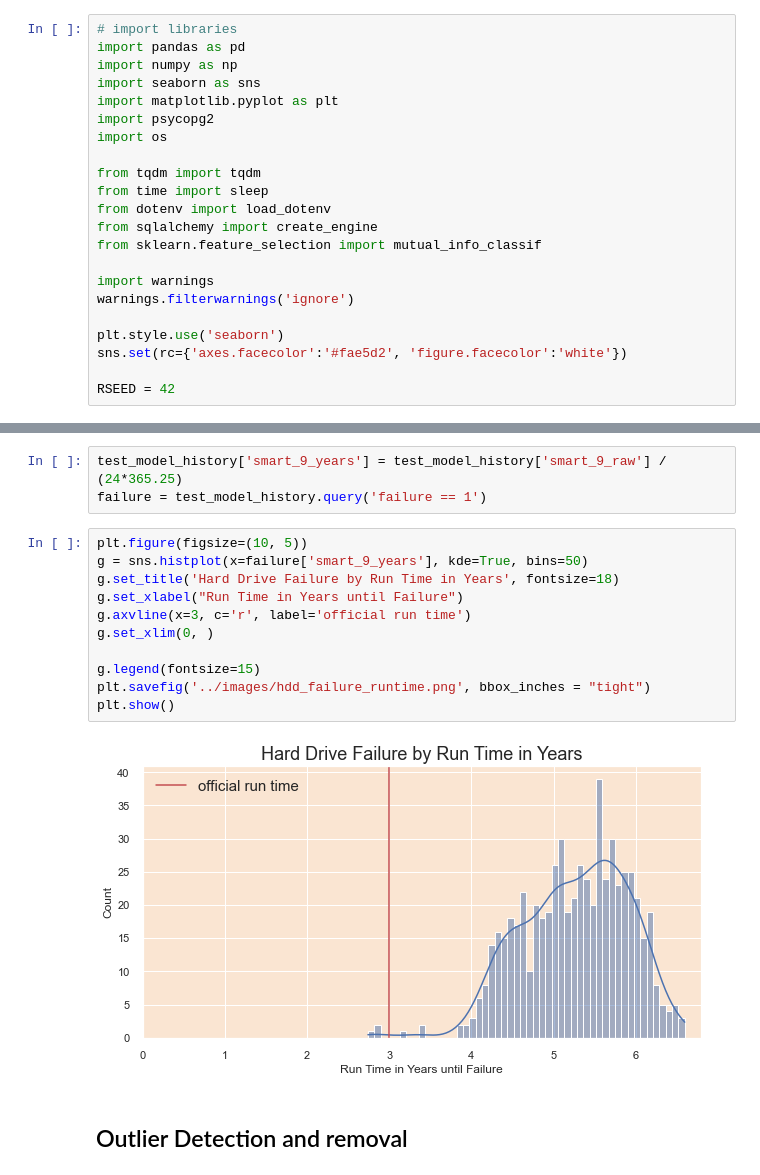
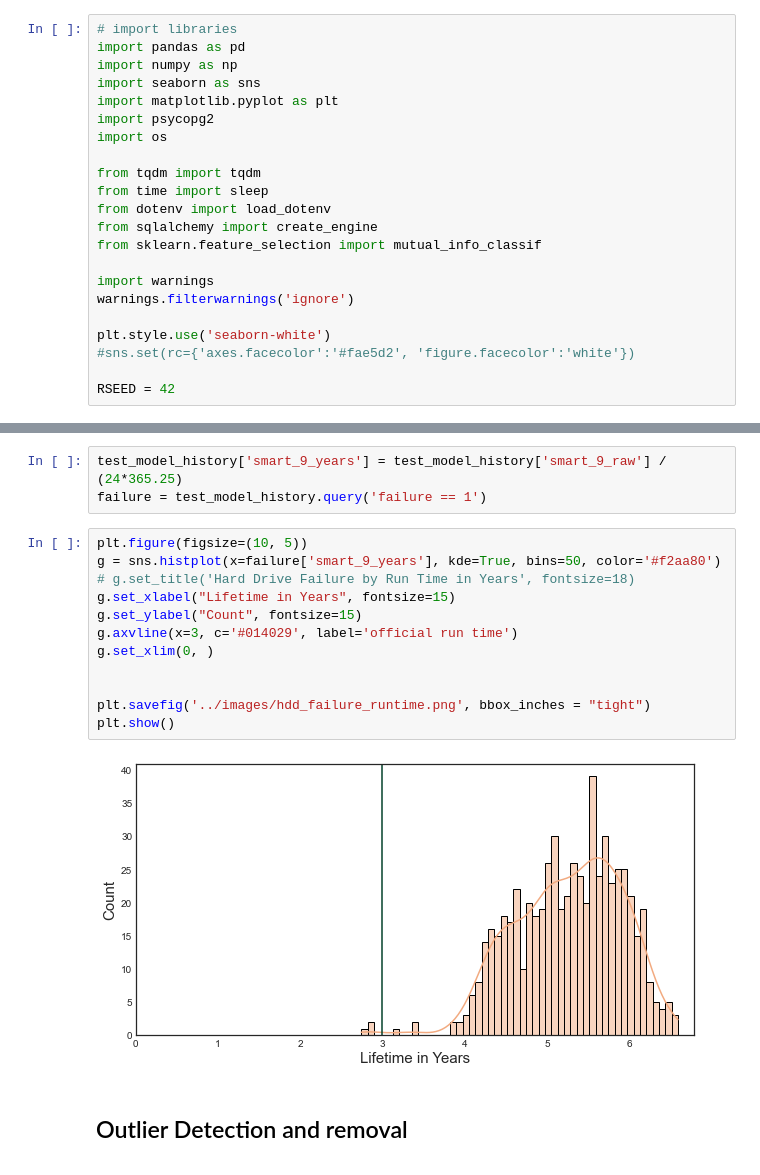
Before and after one commit to wcmphysics/DataScienceBootcamp-Capstone, a Jupyter notebook: notebooks/daniela_eda.ipynb, the cells around one changed output, grey strips where cells are left out. Cells and saved outputs as stored; diff of their text form.

Commit message:
change plotting style to fit presentation layout

```diff
--- a/notebooks/daniela_eda.ipynb
+++ b/notebooks/daniela_eda.ipynb
@@ -61,8 +61,8 @@ from sklearn.feature_selection import mutual_info_classif
 import warnings
 warnings.filterwarnings('ignore')
 
-plt.style.use('seaborn')
-sns.set(rc={'axes.facecolor':'#fae5d2', 'figure.facecolor':'white'})
+plt.style.use('seaborn-white')
+#sns.set(rc={'axes.facecolor':'#fae5d2', 'figure.facecolor':'white'})
 
 RSEED = 42
 # %%
@@ -847,17 +847,18 @@ test_model_history['smart_9_years'] = test_model_history['smart_9_raw'] / (24*36
 failure = test_model_history.query('failure == 1')
 # %%
 plt.figure(figsize=(10, 5))
-g = sns.histplot(x=failure['smart_9_years'], kde=True, bins=50)
-g.set_title('Hard Drive Failure by Run Time in Years', fontsize=18)
-g.set_xlabel("Run Time in Years until Failure")
-g.axvline(x=3, c='r', label='official run time')
+g = sns.histplot(x=failure['smart_9_years'], kde=True, bins=50, color='#f2aa80')
+# g.set_title('Hard Drive Failure by Run Time in Years', fontsize=18)
+g.set_xlabel("Lifetime in Years", fontsize=15)
+g.set_ylabel("Count", fontsize=15)
+g.axvline(x=3, c='#014029', label='official run time')
 g.set_xlim(0, )
 
-g.legend(fontsize=15)
+
 plt.savefig('../images/hdd_failure_runtime.png', bbox_inches = "tight")
 plt.show()
 # %% [output]
-[figure, old version]
+[figure, new version]
 # %% [markdown]
 ## Outlier Detection and removal
 # %%
```
Also changed, not shown: parts of 1 cell of this notebook, 1 other file.
